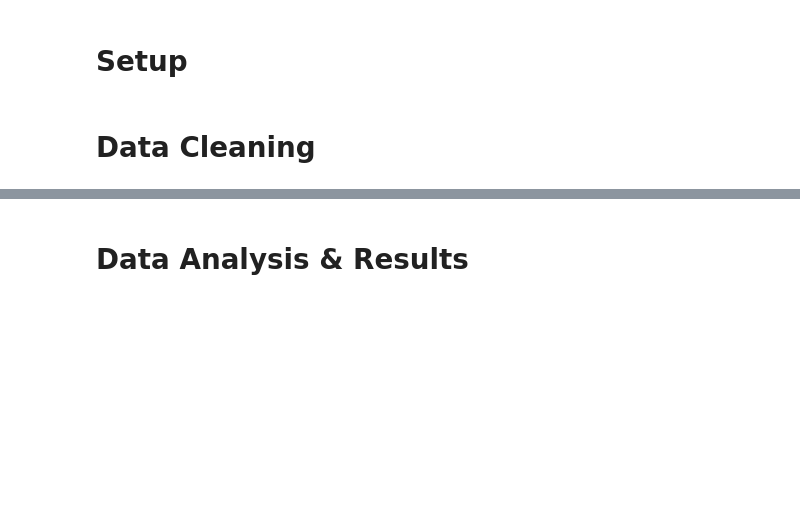
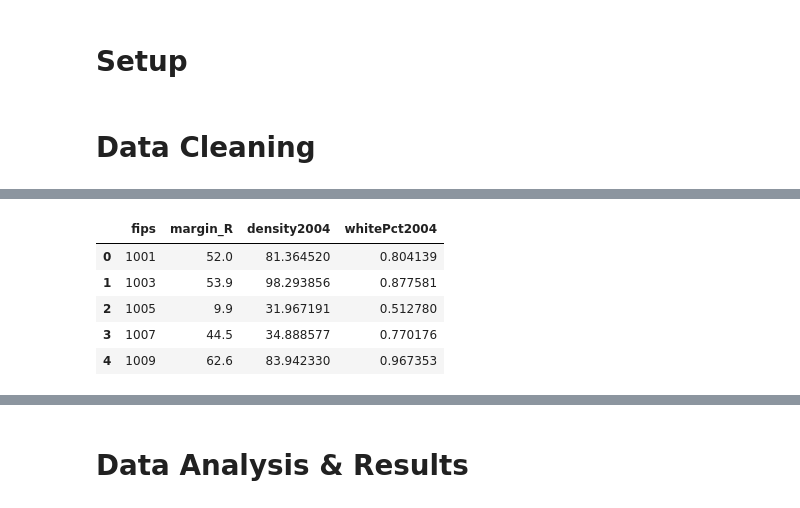
Before and after one commit to GiacomoPuccini/COGS108_Repo, a Jupyter notebook: FinalProject.ipynb, the cells around one changed output, grey strips where cells are left out. Saved outputs shown, nothing was run; the diff lists cells and outputs as text; code cells hidden in the pictures; blank space fills up the shorter version.

```diff
--- a/FinalProject.ipynb
+++ b/FinalProject.ipynb
@@ -286,0 +289,9 @@ data2016 = data2016.iloc[28:]
+# %%
+data2004.head()
+# %% [output]
+|  | fips | margin_R | density2004 | whitePct2004 |
+| 0 | 1001 | 52.0 | 81.364520 | 0.804139 |
+| 1 | 1003 | 53.9 | 98.293856 | 0.877581 |
+| 2 | 1005 | 9.9 | 31.967191 | 0.512780 |
+| 3 | 1007 | 44.5 | 34.888577 | 0.770176 |
+| 4 | 1009 | 62.6 | 83.942330 | 0.967353 |
```
Also changed, not shown: parts of 30 cells of this notebook.
